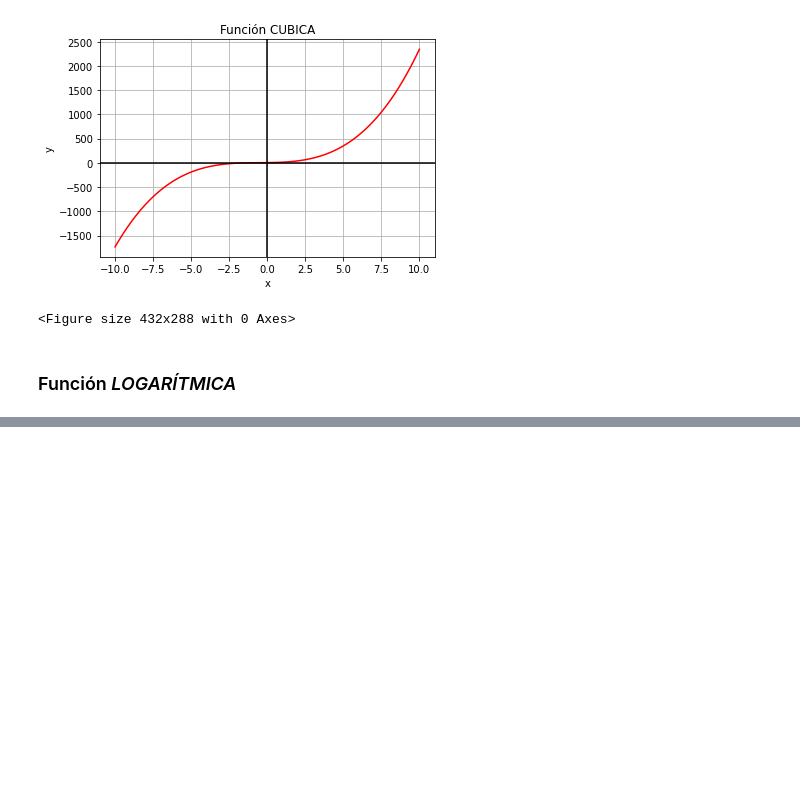
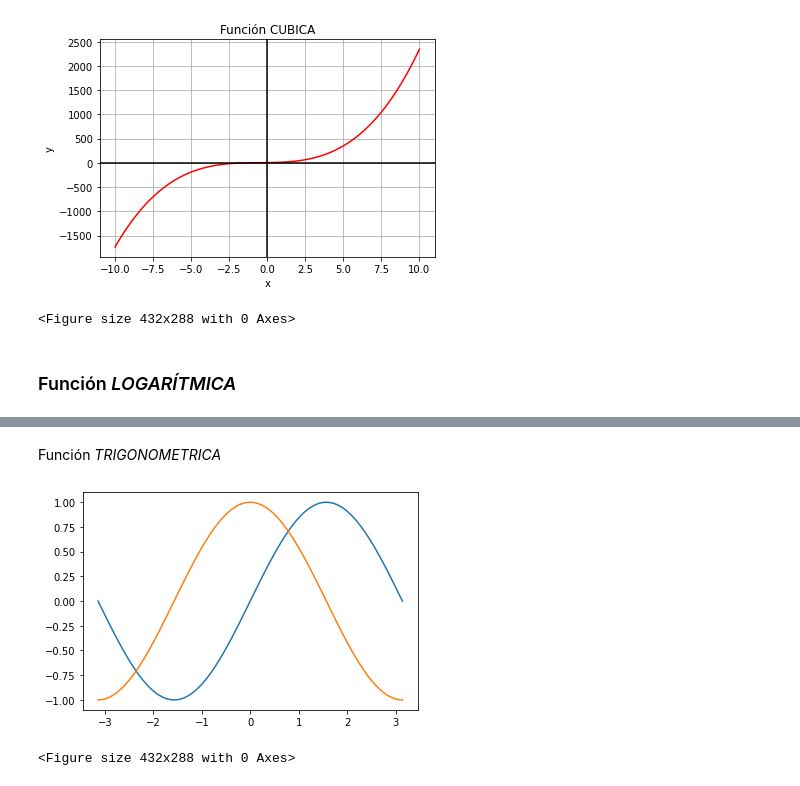
Before and after one commit to alexayala16/BIMESTRAL_P-4, a Jupyter notebook: BIMESTRAL_P_4.ipynb, the cells around one changed output, grey strips where cells are left out. Saved outputs shown, nothing was run; the diff lists cells and outputs as text; code cells hidden in the pictures; blank space fills up the shorter version.

```diff
--- a/BIMESTRAL_P_4.ipynb
+++ b/BIMESTRAL_P_4.ipynb
@@ -162,0 +202,15 @@ Digite el valor de x: 5
+# %% [markdown]
+Función *TRIGONOMETRICA*
+# %%
+x = np.linspace (-np.pi, np.pi, 100)
+y1 = np.sin(x)
+y2 = np.cos(x)
+
+plt.plot(x, y1, x, y2)
+
+plt.show()
+
+plt.savefig('funcion_trigonometrica.png')
+# %% [output]
+[figure, added]
+<Figure size 432x288 with 0 Axes>
```
Also changed, not shown: parts of 6 cells of this notebook.
